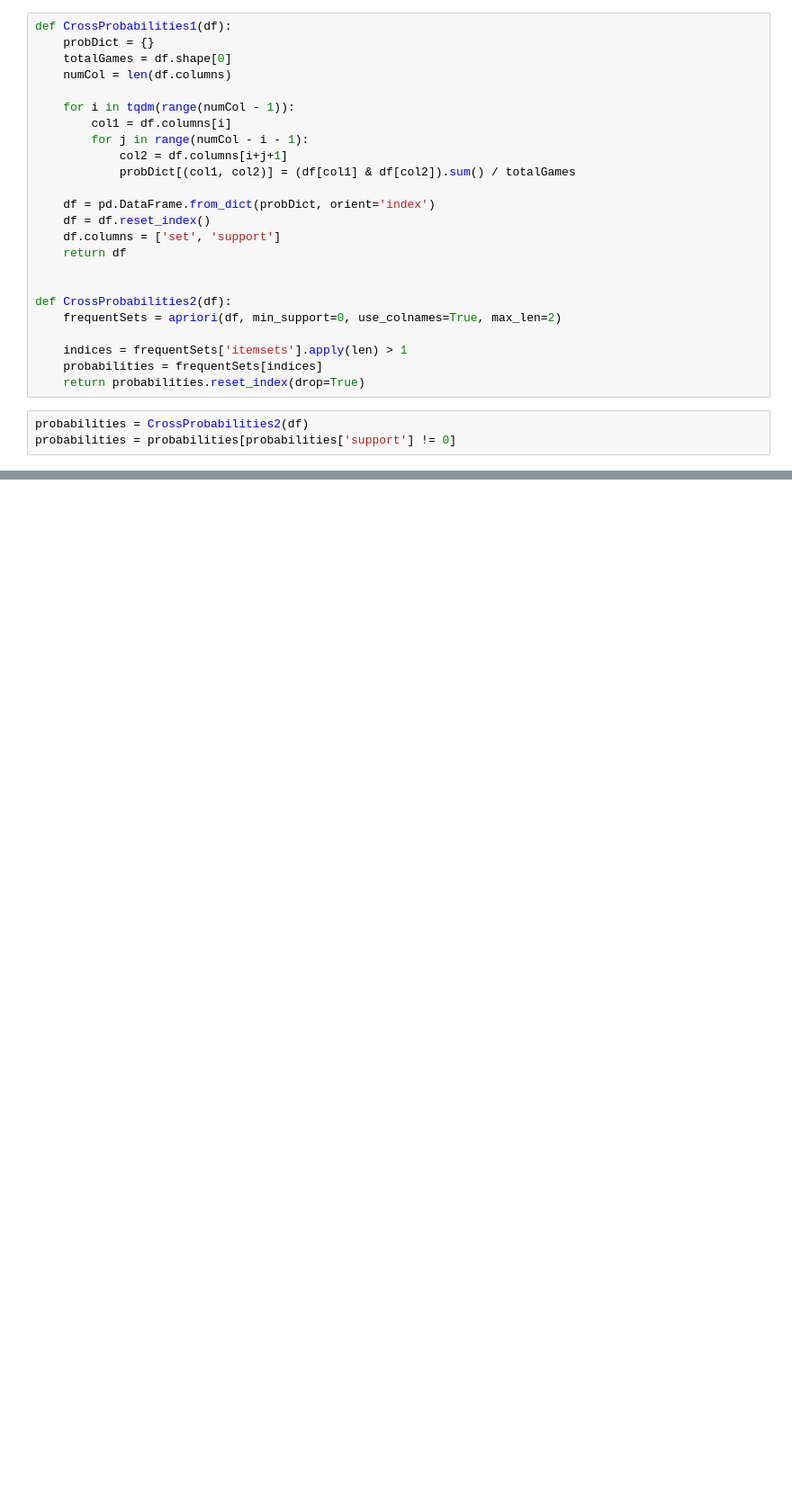
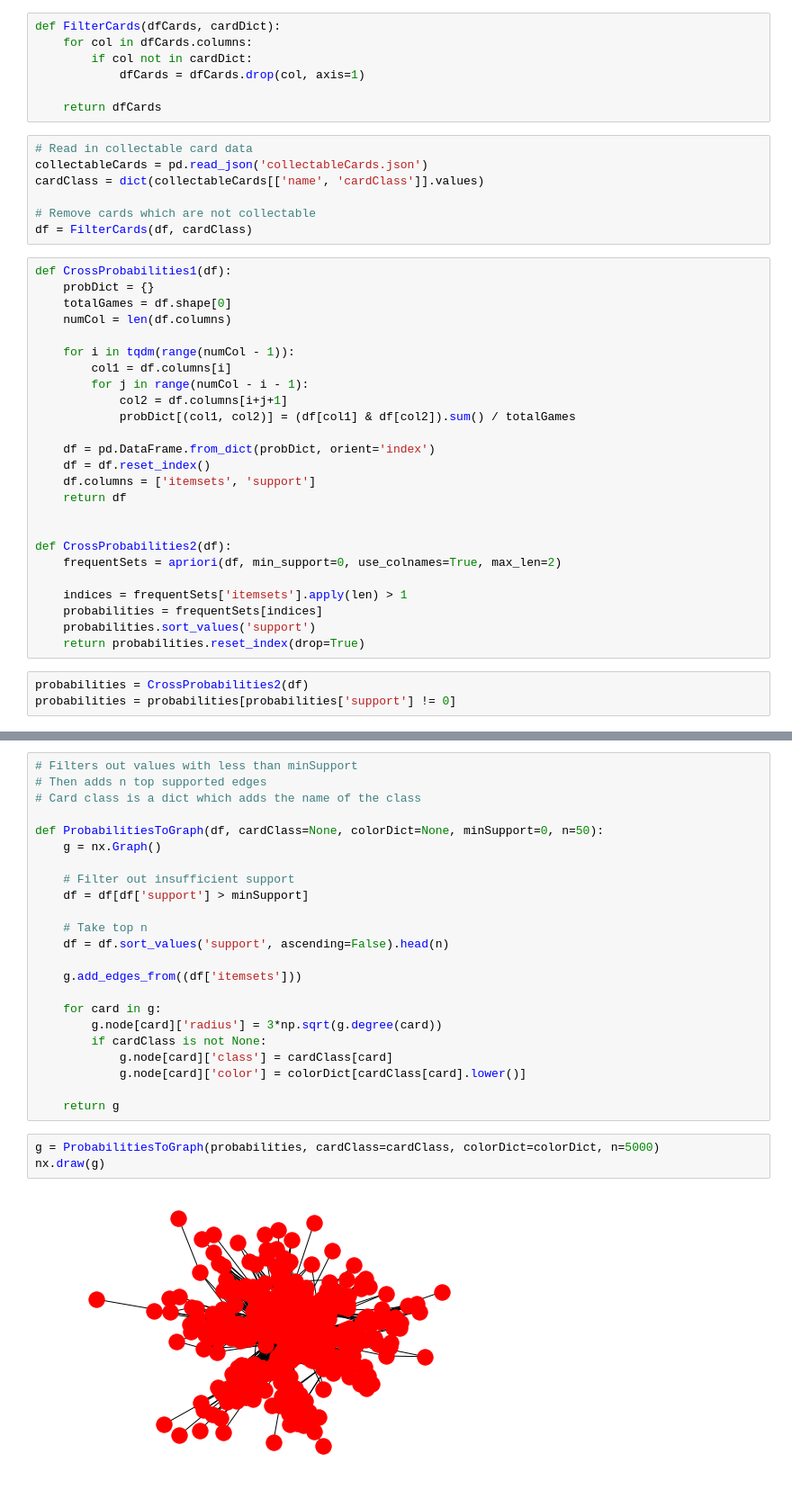
Before and after one commit to raricktj/hsCardMining, a Jupyter notebook: correllationBook.ipynb, the cells around one changed output, grey strips where cells are left out. Shown at 90% size. Drawn from its saved outputs; the diff is of its cells as text; blank space fills up the shorter version.

Commit message:
Successfully implemented graph visualization with D3. Currenly has varying size based on degree, class color

```diff
--- a/correllationBook.ipynb
+++ b/correllationBook.ipynb
@@ -56,3 +53,17 @@ df = df.drop(removeCards, axis=1)
+# %%
+def FilterCards(dfCards, cardDict):
+    for col in dfCards.columns:
+        if col not in cardDict:
+            dfCards = dfCards.drop(col, axis=1)
+
+    return dfCards
+# %%
+# Read in collectable card data
+collectableCards = pd.read_json('collectableCards.json')
+cardClass = dict(collectableCards[['name', 'cardClass']].values)
+
+# Remove cards which are not collectable
+df = FilterCards(df, cardClass)
 # %%
 def CrossProbabilities1(df):
     probDict = {}
@@ -67,7 +78,7 @@ def CrossProbabilities1(df):
 
     df = pd.DataFrame.from_dict(probDict, orient='index')
     df = df.reset_index()
-    df.columns = ['set', 'support']
+    df.columns = ['itemsets', 'support']
     return df
 
 
@@ -76,6 +87,7 @@ def CrossProbabilities2(df):
 
     indices = frequentSets['itemsets'].apply(len) > 1
     probabilities = frequentSets[indices]
+    probabilities.sort_values('support')
     return probabilities.reset_index(drop=True)
 # %%
 probabilities = CrossProbabilities2(df)
@@ -82,0 +117,28 @@ probabilities = probabilities[probabilities['support'] != 0]
+# %%
+# Filters out values with less than minSupport
+# Then adds n top supported edges
+# Card class is a dict which adds the name of the class
+
+def ProbabilitiesToGraph(df, cardClass=None, colorDict=None, minSupport=0, n=50):
+    g = nx.Graph()
+
+    # Filter out insufficient support
+    df = df[df['support'] > minSupport]
+
+    # Take top n
+    df = df.sort_values('support', ascending=False).head(n)
+
+    g.add_edges_from((df['itemsets']))
+
+    for card in g:
+        g.node[card]['radius'] = 3*np.sqrt(g.degree(card))
+        if cardClass is not None:
+            g.node[card]['class'] = cardClass[card]
+            g.node[card]['color'] = colorDict[cardClass[card].lower()]
+
+    return g
+# %%
+g = ProbabilitiesToGraph(probabilities, cardClass=cardClass, colorDict=colorDict, n=5000)
+nx.draw(g)
+# %% [output]
+[figure, added]
```
Also changed, not shown: parts of 5 cells of this notebook, 4 other files.
